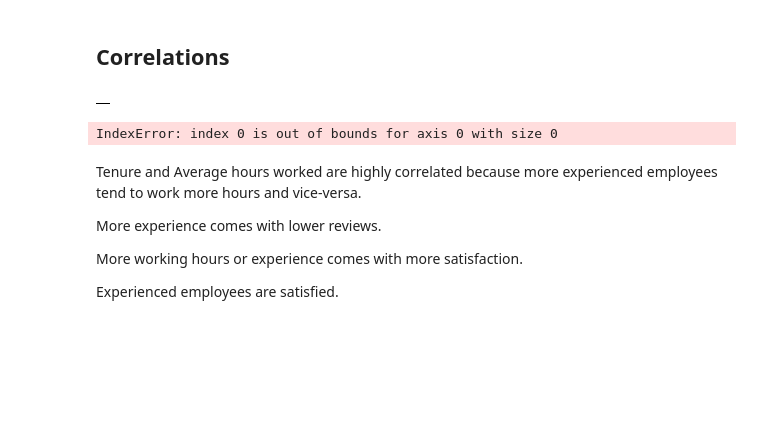
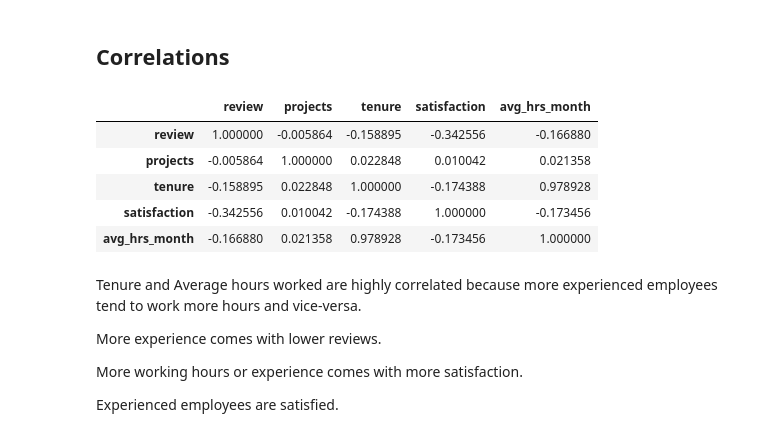
Before and after one commit to ericyaang/employee-attrition, a Jupyter notebook: EDA.ipynb, the cells around one changed output. Saved outputs shown, nothing was run; the diff lists cells and outputs as text; code cells hidden in the pictures; blank space fills up the shorter version.

```diff
--- a/EDA.ipynb
+++ b/EDA.ipynb
@@ -649,12 +654,16 @@ This indicate there are two kinds of leavers, one below 184 and the other above
 # %% [markdown]
 ## Correlations
 # %%
-corr = df[num_vars].corr(method="spearman")
-corr
+df.corr(method="spearman")
 # %% [output]
-|  |
+|  | review | projects | tenure | satisfaction | avg_hrs_month |
+| review | 1.000000 | -0.005864 | -0.158895 | -0.342556 | -0.166880 |
+| projects | -0.005864 | 1.000000 | 0.022848 | 0.010042 | 0.021358 |
+| tenure | -0.158895 | 0.022848 | 1.000000 | -0.174388 | 0.978928 |
+| satisfaction | -0.342556 | 0.010042 | -0.174388 | 1.000000 | -0.173456 |
+| avg_hrs_month | -0.166880 | 0.021358 | 0.978928 | -0.173456 | 1.000000 |
 # %%
-corr = df[num_vars].corr(method="spearman") # because aceppts ordinal variables
+corr = df.corr(method="spearman") # because aceppts ordinal variables
 mask = np.triu(np.ones_like(corr, dtype=np.bool_))
 corr = corr.mask(mask)
 
@@ -679,7 +688,7 @@ fig.update_layout(title_text='<b>Correlation Matrix</b>',
                   )
 fig.show()
 
-corr = left_yes[num_vars].corr(method="spearman") # because aceppts ordinal variables
+corr = left_yes.corr(method="spearman") # because aceppts ordinal variables
 mask = np.triu(np.ones_like(corr, dtype=np.bool_))
 corr = corr.mask(mask)
 
@@ -703,11 +712,8 @@ fig.update_layout(title_text='<b>Correlation Matrix for Leavers</b>',
                   yaxis_showgrid=False,
                   yaxis_autorange='reversed',
                   )
-
-#fig.write_image("images/corr.png", width=1.5*350, height=0.75*500, scale=2)
+fig.write_image("images/corr_leavers.png",scale=2)
 fig.show()
-# %% [output]
-IndexError: index 0 is out of bounds for axis 0 with size 0
 # %% [markdown]
 Tenure and Average hours worked are highly correlated because more experienced employees tend to work more hours and vice-versa.
 
```
Also changed, not shown: parts of 4 cells of this notebook, 3 other files.
